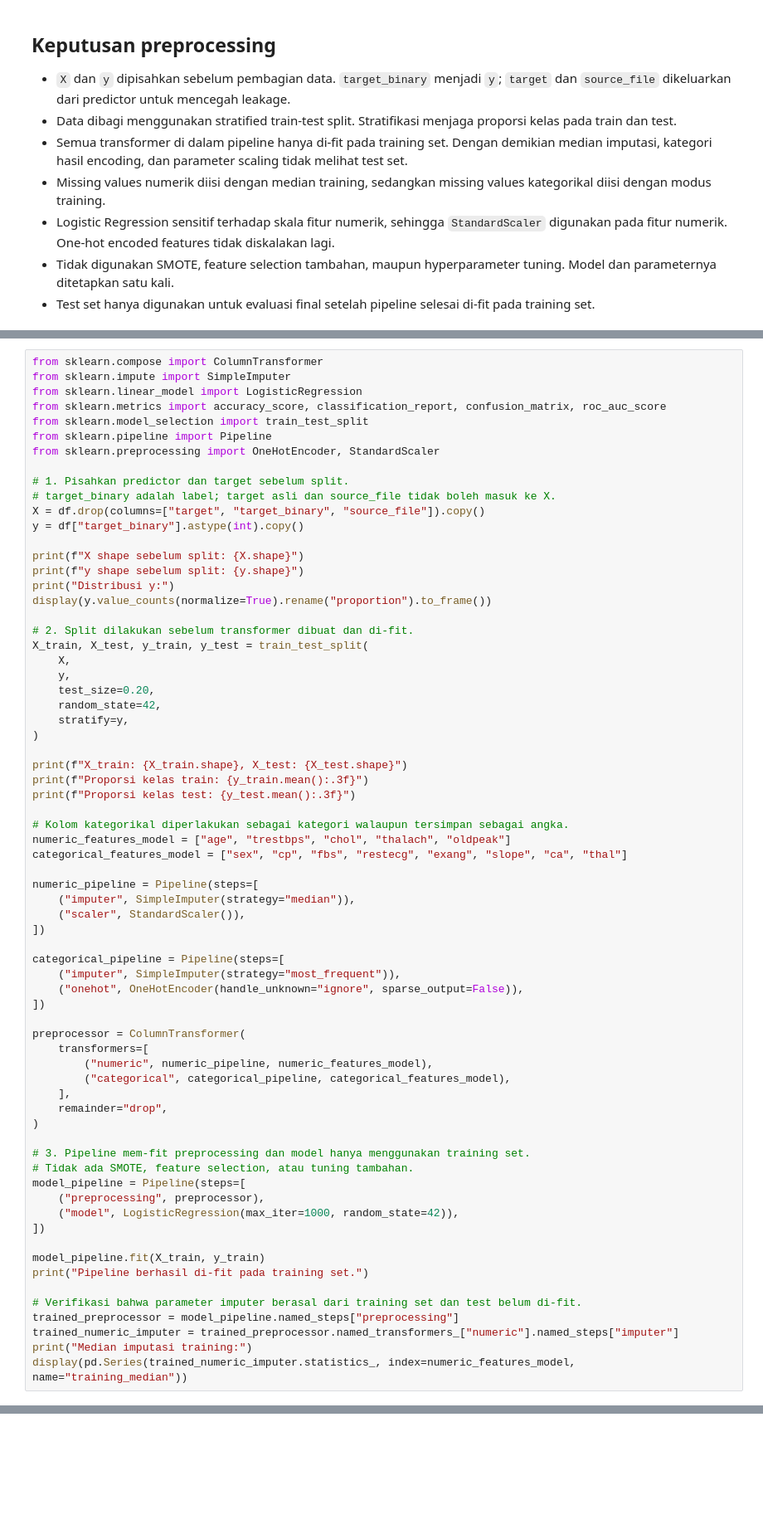
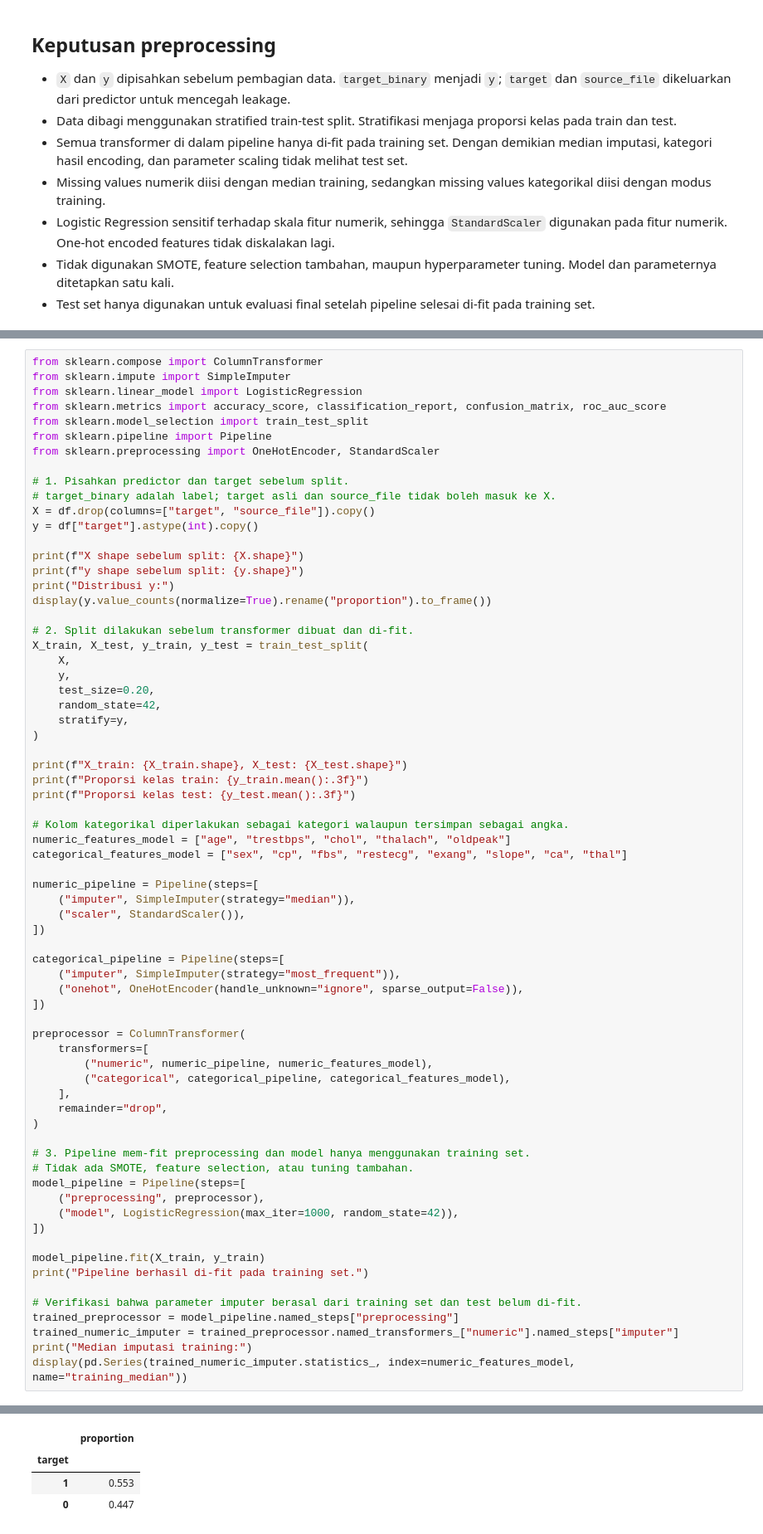
Before and after one commit to akmaliarizka5/data_science_project, a Jupyter notebook: Correction.ipynb, the cells around one changed output, grey strips where cells are left out. Shown at 83% size. Drawn from its saved outputs; the diff is of its cells as text; blank space fills up the shorter version.

```diff
--- a/Correction.ipynb
+++ b/Correction.ipynb
@@ -21,8 +129,8 @@ from sklearn.preprocessing import OneHotEncoder, StandardScaler
 
 # 1. Pisahkan predictor dan target sebelum split.
 # target_binary adalah label; target asli dan source_file tidak boleh masuk ke X.
-X = df.drop(columns=["target", "target_binary", "source_file"]).copy()
-y = df["target_binary"].astype(int).copy()
+X = df.drop(columns=["target", "source_file"]).copy()
+y = df["target"].astype(int).copy()
 
 print(f"X shape sebelum split: {X.shape}")
 print(f"y shape sebelum split: {y.shape}")
@@ -79,3 +187,4 @@ trained_preprocessor = model_pipeline.named_steps["preprocessing"]
 trained_numeric_imputer = trained_preprocessor.named_transformers_["numeric"].named_steps["imputer"]
 print("Median imputasi training:")
 display(pd.Series(trained_numeric_imputer.statistics_, index=numeric_features_model, name="training_median"))
+# %% [output]
@@ -81,0 +194,4 @@ display(pd.Series(trained_numeric_imputer.statistics_, index=numeric_features_mo
+|  | proportion |
+| target |  |
+| 1 | 0.553 |
+| 0 | 0.447 |
```
Also changed, not shown: parts of 6 cells of this notebook.
